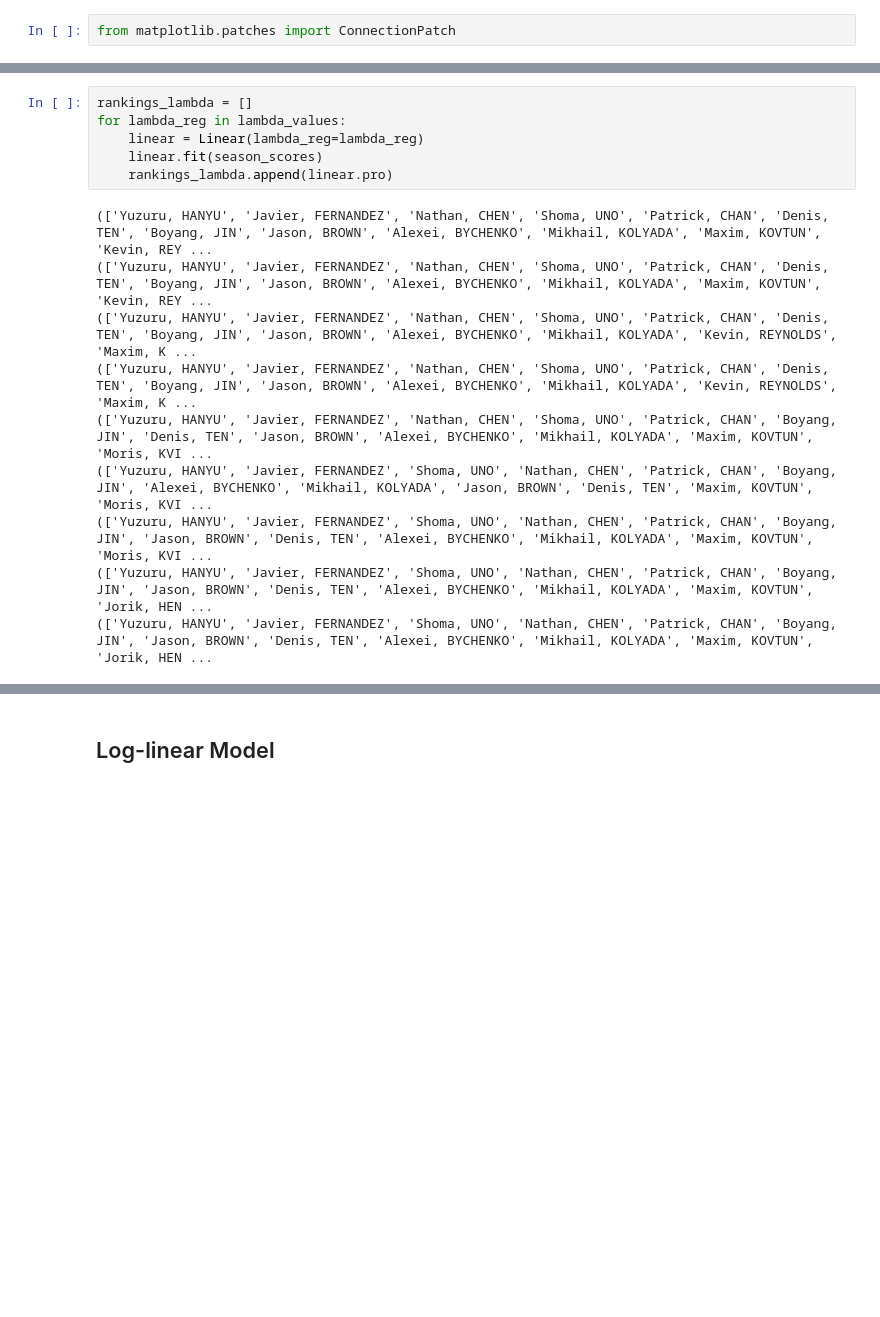
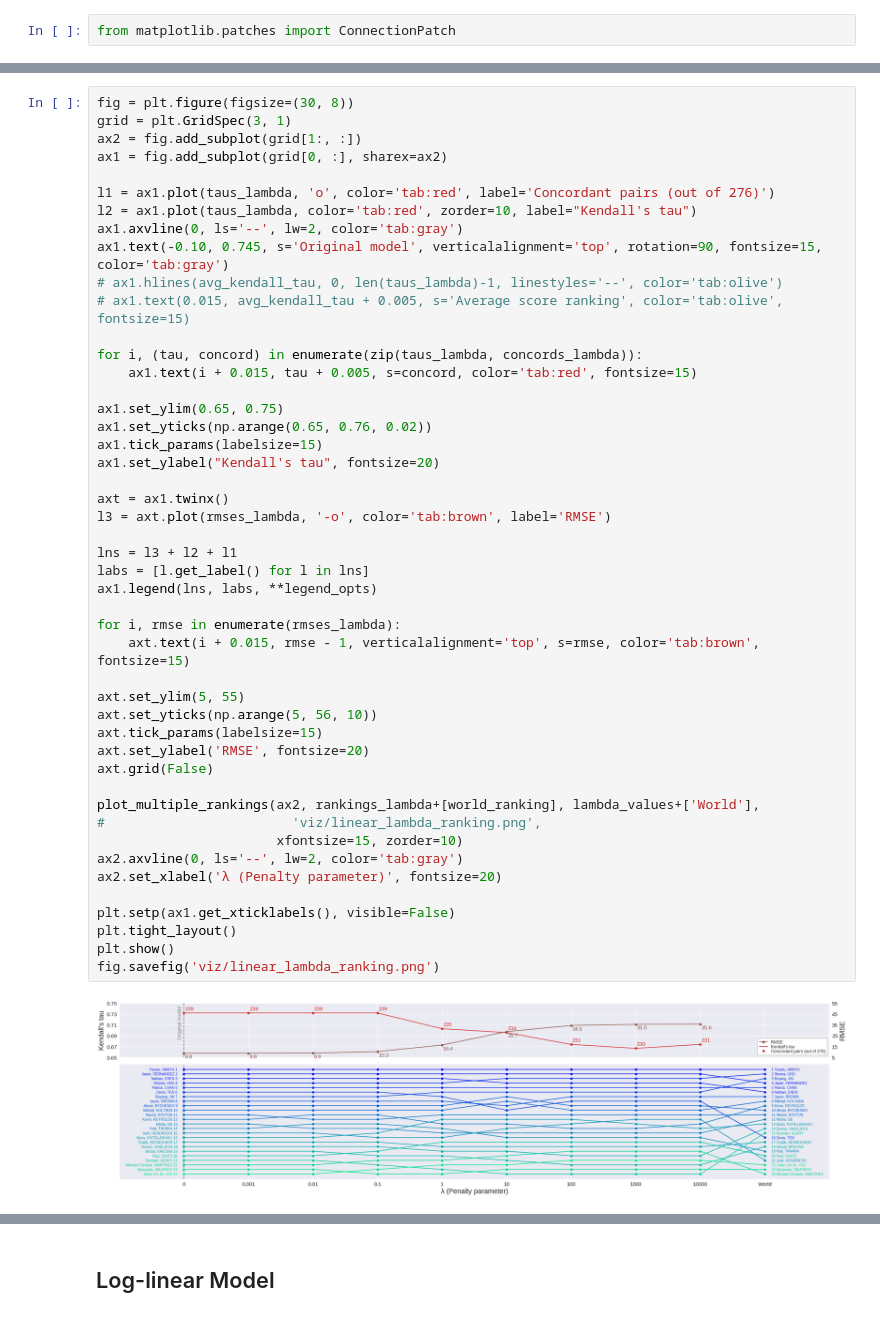
Before and after one commit to khanhnguyendata/skate_predict, a Jupyter notebook: analysis.ipynb, the cells around one changed output, grey strips where cells are left out. Drawn from its saved outputs; the diff is of its cells as text; blank space fills up the shorter version.

```diff
--- a/analysis.ipynb
+++ b/analysis.ipynb
@@ -775,17 +802,50 @@ fig.savefig('viz/lambda_linear_coeffs.png')
-# %%
-rankings_lambda = []
-for lambda_reg in lambda_values:
-    linear = Linear(lambda_reg=lambda_reg)
-    linear.fit(season_scores)
-    rankings_lambda.append(linear.pro)
-# %% [output]
-(['Yuzuru, HANYU', 'Javier, FERNANDEZ', 'Nathan, CHEN', 'Shoma, UNO', 'Patrick, CHAN', 'Denis, TEN', 'Boyang, JIN', 'Jason, BROWN', 'Alexei, BYCHENKO', 'Mikhail, KOLYADA', 'Maxim, KOVTUN', 'Kevin, REY ...
-(['Yuzuru, HANYU', 'Javier, FERNANDEZ', 'Nathan, CHEN', 'Shoma, UNO', 'Patrick, CHAN', 'Denis, TEN', 'Boyang, JIN', 'Jason, BROWN', 'Alexei, BYCHENKO', 'Mikhail, KOLYADA', 'Maxim, KOVTUN', 'Kevin, REY ...
-(['Yuzuru, HANYU', 'Javier, FERNANDEZ', 'Nathan, CHEN', 'Shoma, UNO', 'Patrick, CHAN', 'Denis, TEN', 'Boyang, JIN', 'Jason, BROWN', 'Alexei, BYCHENKO', 'Mikhail, KOLYADA', 'Kevin, REYNOLDS', 'Maxim, K ...
-(['Yuzuru, HANYU', 'Javier, FERNANDEZ', 'Nathan, CHEN', 'Shoma, UNO', 'Patrick, CHAN', 'Denis, TEN', 'Boyang, JIN', 'Jason, BROWN', 'Alexei, BYCHENKO', 'Mikhail, KOLYADA', 'Kevin, REYNOLDS', 'Maxim, K ...
-(['Yuzuru, HANYU', 'Javier, FERNANDEZ', 'Nathan, CHEN', 'Shoma, UNO', 'Patrick, CHAN', 'Boyang, JIN', 'Denis, TEN', 'Jason, BROWN', 'Alexei, BYCHENKO', 'Mikhail, KOLYADA', 'Maxim, KOVTUN', 'Moris, KVI ...
-(['Yuzuru, HANYU', 'Javier, FERNANDEZ', 'Shoma, UNO', 'Nathan, CHEN', 'Patrick, CHAN', 'Boyang, JIN', 'Alexei, BYCHENKO', 'Mikhail, KOLYADA', 'Jason, BROWN', 'Denis, TEN', 'Maxim, KOVTUN', 'Moris, KVI ...
-(['Yuzuru, HANYU', 'Javier, FERNANDEZ', 'Shoma, UNO', 'Nathan, CHEN', 'Patrick, CHAN', 'Boyang, JIN', 'Jason, BROWN', 'Denis, TEN', 'Alexei, BYCHENKO', 'Mikhail, KOLYADA', 'Maxim, KOVTUN', 'Moris, KVI ...
-(['Yuzuru, HANYU', 'Javier, FERNANDEZ', 'Shoma, UNO', 'Nathan, CHEN', 'Patrick, CHAN', 'Boyang, JIN', 'Jason, BROWN', 'Denis, TEN', 'Alexei, BYCHENKO', 'Mikhail, KOLYADA', 'Maxim, KOVTUN', 'Jorik, HEN ...
-(['Yuzuru, HANYU', 'Javier, FERNANDEZ', 'Shoma, UNO', 'Nathan, CHEN', 'Patrick, CHAN', 'Boyang, JIN', 'Jason, BROWN', 'Denis, TEN', 'Alexei, BYCHENKO', 'Mikhail, KOLYADA', 'Maxim, KOVTUN', 'Jorik, HEN ...
+# %%
+fig = plt.figure(figsize=(30, 8))
+grid = plt.GridSpec(3, 1)
+ax2 = fig.add_subplot(grid[1:, :])
+ax1 = fig.add_subplot(grid[0, :], sharex=ax2)
+
+l1 = ax1.plot(taus_lambda, 'o', color='tab:red', label='Concordant pairs (out of 276)')
+l2 = ax1.plot(taus_lambda, color='tab:red', zorder=10, label="Kendall's tau")
+ax1.axvline(0, ls='--', lw=2, color='tab:gray')
+ax1.text(-0.10, 0.745, s='Original model', verticalalignment='top', rotation=90, fontsize=15, color='tab:gray')
+# ax1.hlines(avg_kendall_tau, 0, len(taus_lambda)-1, linestyles='--', color='tab:olive')
+# ax1.text(0.015, avg_kendall_tau + 0.005, s='Average score ranking', color='tab:olive', fontsize=15)
+
+for i, (tau, concord) in enumerate(zip(taus_lambda, concords_lambda)):
+    ax1.text(i + 0.015, tau + 0.005, s=concord, color='tab:red', fontsize=15)
+
+ax1.set_ylim(0.65, 0.75)
+ax1.set_yticks(np.arange(0.65, 0.76, 0.02))
+ax1.tick_params(labelsize=15)
+ax1.set_ylabel("Kendall's tau", fontsize=20)
+
+axt = ax1.twinx()
+l3 = axt.plot(rmses_lambda, '-o', color='tab:brown', label='RMSE')
+
+lns = l3 + l2 + l1
+labs = [l.get_label() for l in lns]
+ax1.legend(lns, labs, **legend_opts)
+
+for i, rmse in enumerate(rmses_lambda):
+    axt.text(i + 0.015, rmse - 1, verticalalignment='top', s=rmse, color='tab:brown', fontsize=15)
+
+axt.set_ylim(5, 55)
+axt.set_yticks(np.arange(5, 56, 10))
+axt.tick_params(labelsize=15)
+axt.set_ylabel('RMSE', fontsize=20)
+axt.grid(False)
+
+plot_multiple_rankings(ax2, rankings_lambda+[world_ranking], lambda_values+['World'],
+#                        'viz/linear_lambda_ranking.png',
+                       xfontsize=15, zorder=10)
+ax2.axvline(0, ls='--', lw=2, color='tab:gray')
+ax2.set_xlabel('λ (Penalty parameter)', fontsize=20)
+
+plt.setp(ax1.get_xticklabels(), visible=False)
+plt.tight_layout()
+plt.show()
+fig.savefig('viz/linear_lambda_ranking.png')
+# %% [output]
+[figure, added]
 # %%
```
Also changed, not shown: parts of 24 cells of this notebook.
